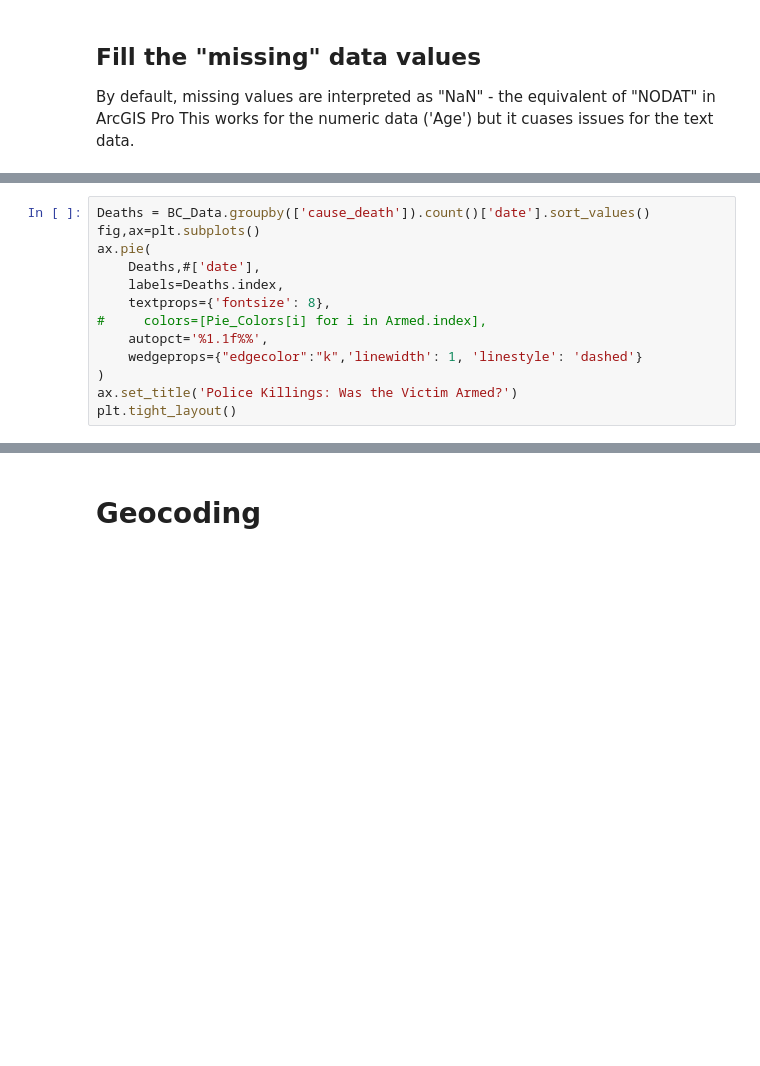
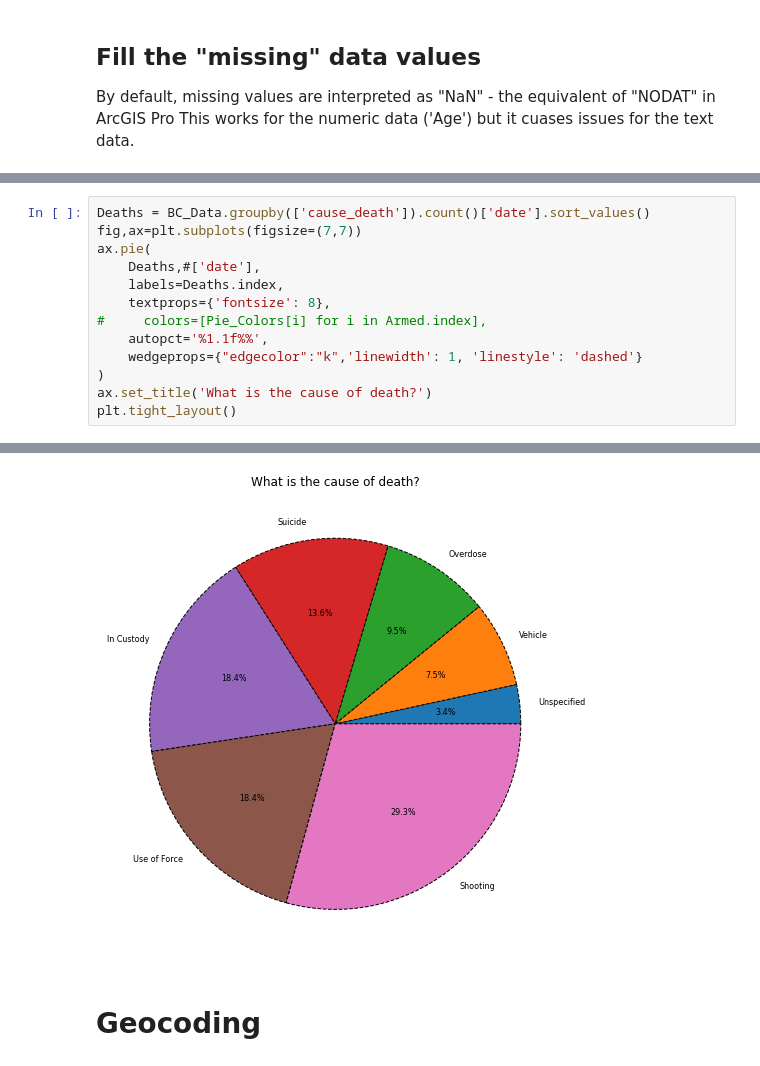
Before and after one commit to June-Skeeter/-GEOB270_Lab4_2021S1-, a Jupyter notebook: Geocoding with Python.ipynb, the cells around one changed output, grey strips where cells are left out. Cells and saved outputs as stored; diff of their text form; blank space fills up the shorter version.

```diff
--- a/Geocoding with Python.ipynb
+++ b/Geocoding with Python.ipynb
@@ -69,7 +60,7 @@ Abbotsford Police Department                                      1
 Name: date, dtype: int64
 # %%
 Deaths = BC_Data.groupby(['cause_death']).count()['date'].sort_values()
-fig,ax=plt.subplots()
+fig,ax=plt.subplots(figsize=(7,7))
 ax.pie(
     Deaths,#['date'],
     labels=Deaths.index,
@@ -78,6 +69,6 @@ ax.pie(
     autopct='%1.1f%%',
     wedgeprops={"edgecolor":"k",'linewidth': 1, 'linestyle': 'dashed'}
 )
-ax.set_title('Police Killings: Was the Victim Armed?')
+ax.set_title('What is the cause of death?')
 plt.tight_layout()
 # %% [output]
@@ -86,3 +75,4 @@ plt.tight_layout()
+[figure, added]
 # %% [markdown]
 # Geocoding
 # %%
```
Also changed, not shown: parts of 7 cells of this notebook, 4 other files.
